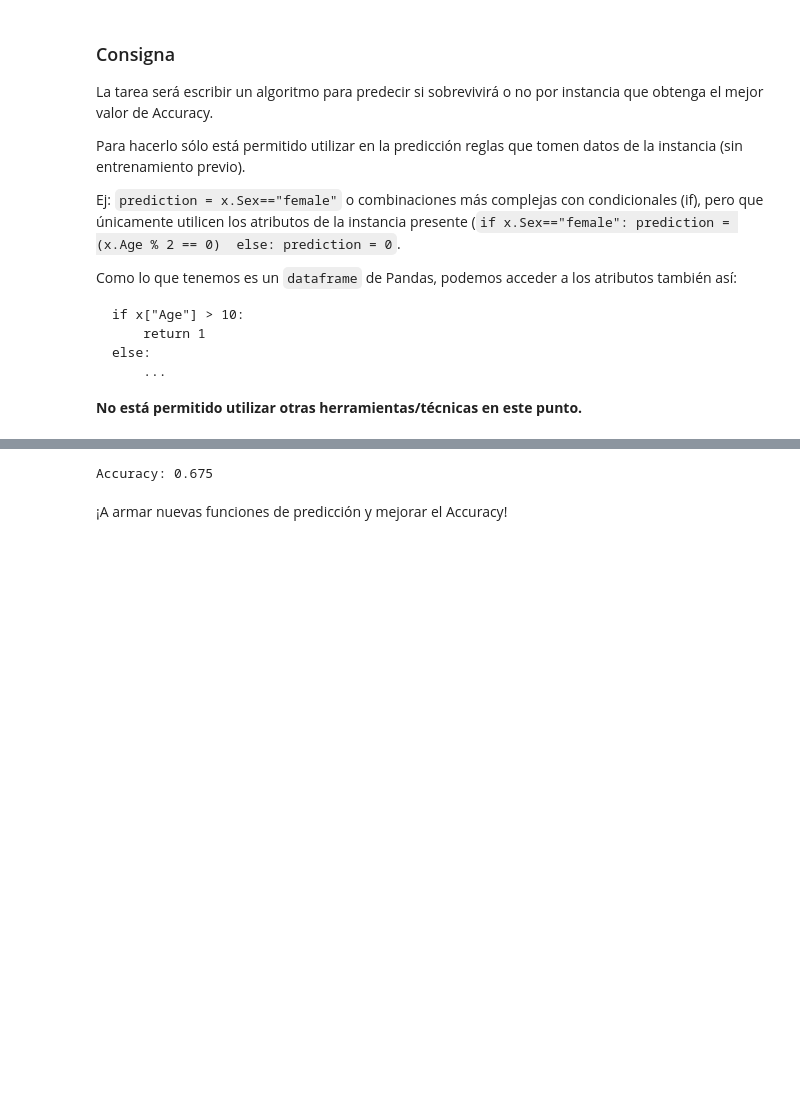
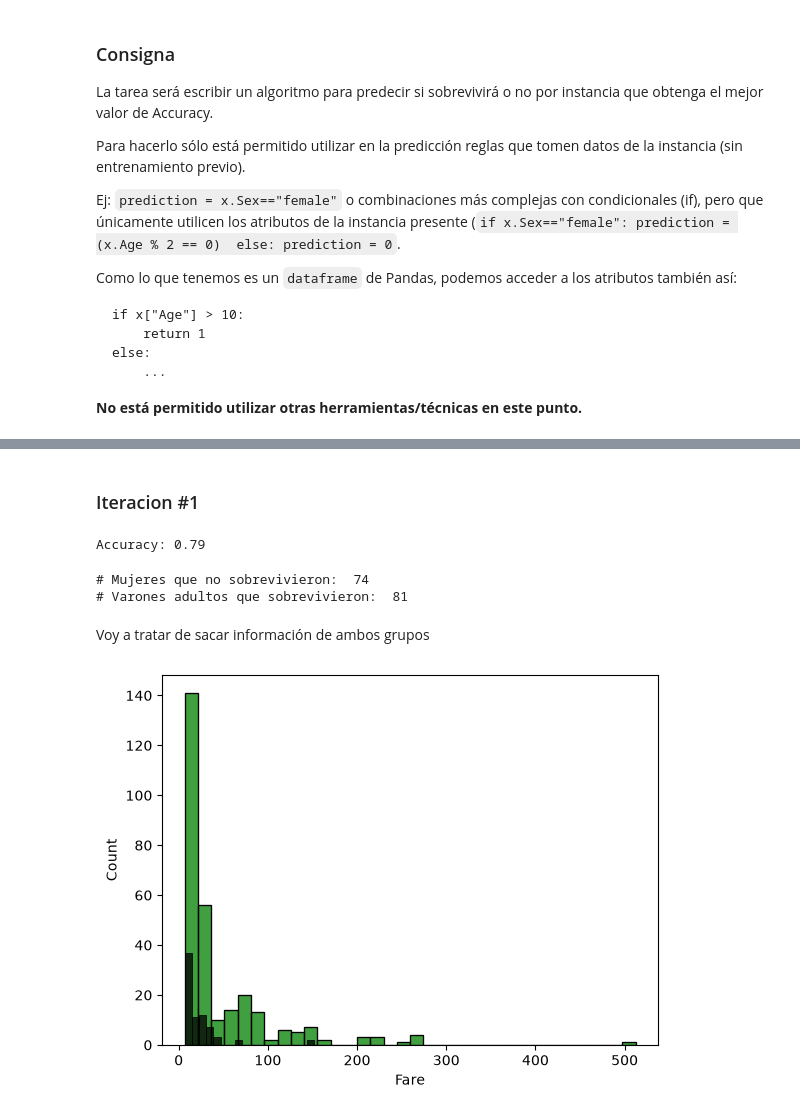
Before and after one commit to SebasAndres/Aprendizaje-Automatico-UBA, a Jupyter notebook: notebooks/notebook_02_titanic-published.ipynb, the cells around one changed output, grey strips where cells are left out. Cells and saved outputs as stored; diff of their text form; code cells hidden in the pictures; blank space fills up the shorter version.

```diff
--- a/notebooks/notebook_02_titanic-published.ipynb
+++ b/notebooks/notebook_02_titanic-published.ipynb
@@ -391,7 +323,33 @@ def predict_instance(x: pd.Series):
+# %% [markdown]
+### Iteracion #1
 # %%
-y_pred = predict(X)
+survived_hypothesis_mask = lambda x: (x.Age < 13) | (x.Sex == 'female')
+
+def predict_instance(x: pd.Series):
+    prediction = survived_hypothesis_mask(x)
+    return prediction
+
+y_pred = predict(X, predict_instance)
 print(f"Accuracy: {round(accuracy(y_pred, y), 3)}")
 # %% [output]
-Accuracy: 0.675
+Accuracy: 0.79
-# %% [markdown]
-¡A armar nuevas funciones de predicción y mejorar el Accuracy!
+# %%
+print(
+    "# Mujeres que no sobrevivieron: ",
+    df[survived_hypothesis_mask(df) & (df.Sex == 'female')].Survived.value_counts()[0]
+)
+print(
+    "# Varones adultos que sobrevivieron: ",
+    df[~survived_hypothesis_mask(df) & (df.Sex == 'male')].Survived.value_counts()[1]
+)
+# %% [output]
+# Mujeres que no sobrevivieron:  74
+# Varones adultos que sobrevivieron:  81
+# %% [markdown]
+Voy a tratar de sacar información de ambos grupos
+# %%
+sns.histplot(df[survived_hypothesis_mask(df) & (df.Sex == 'female')].Fare, color='green')
+sns.histplot(df[survived_hypothesis_mask(df) & (df.Sex == 'female') & (df.Survived == 0)].Fare, color='black')
+plt.show()
+# %% [output]
+[figure, added]
```
Also changed, not shown: parts of 18 cells of this notebook, 4 other files.
